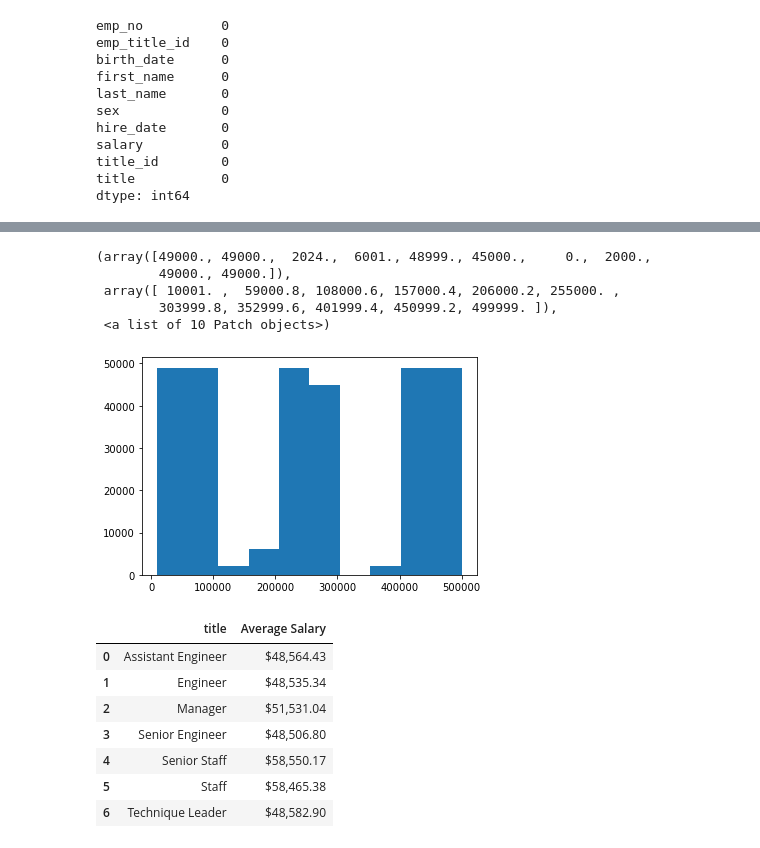
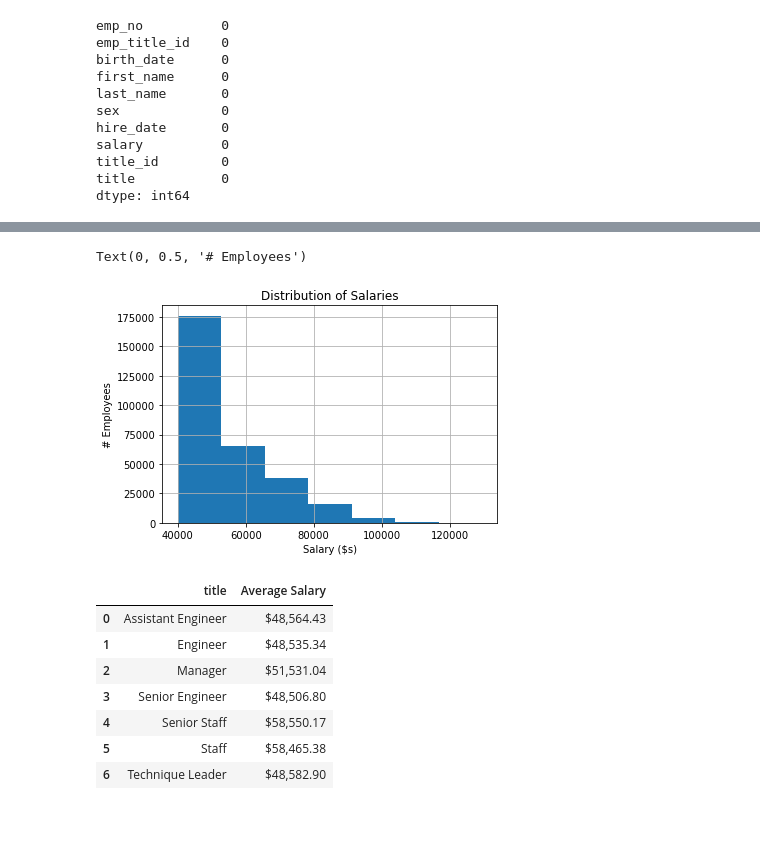
Before and after one commit to mnolker/SQL-challenge, a Jupyter notebook: EmployeeSQL/EmployeeSQL_Bonus.ipynb, the cells around one changed output, grey strips where cells are left out. Saved outputs shown, nothing was run; the diff lists cells and outputs as text; code cells hidden in the pictures; blank space fills up the shorter version.

```diff
--- a/EmployeeSQL/EmployeeSQL_Bonus.ipynb
+++ b/EmployeeSQL/EmployeeSQL_Bonus.ipynb
@@ -177,13 +173,12 @@ hist = employee_salaries_title_merge_df.hist(bins=7)
-# %%
-counts, bins = np.histogram(employee_salaries_title_merge_df['emp_no'])
-plt.hist(bins[:-1], bins, weights=counts)
-# %% [output]
-(array([49000., 49000.,  2024.,  6001., 48999., 45000.,     0.,  2000.,
-        49000., 49000.]),
- array([ 10001. ,  59000.8, 108000.6, 157000.4, 206000.2, 255000. ,
-        303999.8, 352999.6, 401999.4, 450999.2, 499999. ]),
- <a list of 10 Patch objects>)
-[figure, removed]
+# %%
+df = pd.DataFrame(employee_salaries_title_merge_df["salary"])
+hist = df.hist(bins=7)
+plt.title("Distribution of Salaries")
+plt.xlabel("Salary ($s)")
+plt.ylabel("# Employees")
+# %% [output]
+Text(0, 0.5, '# Employees')
+[figure, added]
 # %%
 by_title_avg_salary = employee_salaries_title_merge_df.groupby('title')
 average_salary = by_title_avg_salary['salary'].mean().map("${:,.2f}".format)
```
Also changed, not shown: parts of 3 cells of this notebook.
